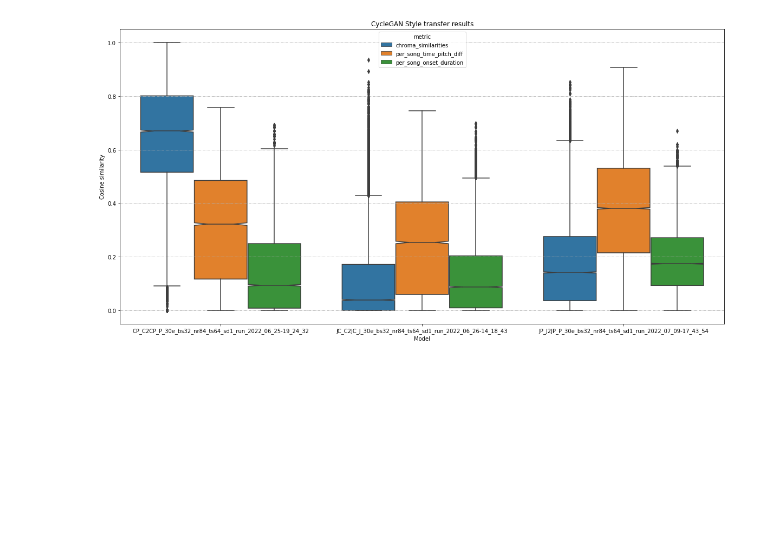
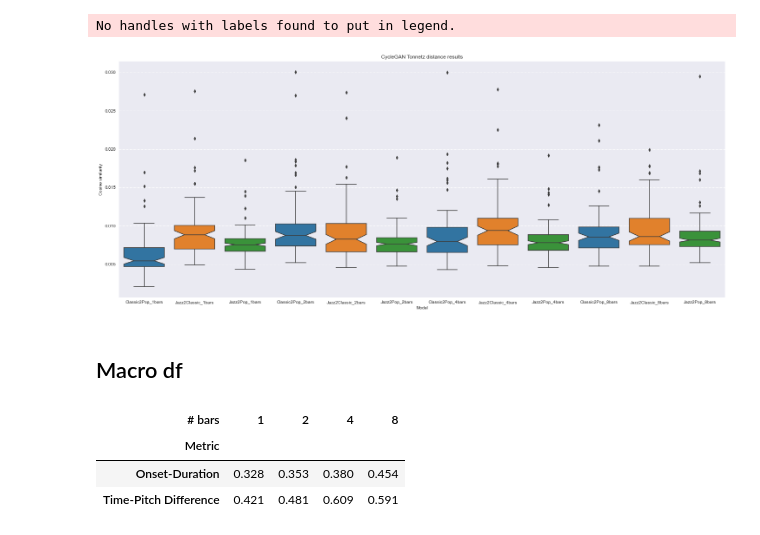
Before and after one commit to amaralcs/tf-cyclegan-music-style-transfer, a Jupyter notebook: notebooks/evaluate_results.ipynb, the cells around one changed output. Cells and saved outputs as stored; diff of their text form; code cells hidden in the pictures; blank space fills up the shorter version.

Commit message:
Update notebook with results

```diff
--- a/notebooks/evaluate_results.ipynb
+++ b/notebooks/evaluate_results.ipynb
@@ -89,0 +184,20 @@ macro_df = pd.concat(macro_df, axis=0)
+# %%
+fig, ax = plt.subplots(figsize=(16, 8))
+
+sns.set_style("darkgrid")
+
+palette = sns.color_palette("husl", 3)
+
+ax = sns.boxplot(
+    x="# bars",
+    y="value",
+    hue="Metric",
+    data=nano_df,
+    ax=ax,
+    notch=True,
+    palette=palette,
+)
+ax.yaxis.grid(True, linestyle="-.")
+ax.set_title("CycleGAN nano metrics (all models)")
+ax.set_xlabel("Number of bars")
+ax.set_ylabel("Cosine similarity")
@@ -90,17 +314,45 @@ macro_df = pd.concat(macro_df, axis=0)
 # %%
-from matplotlib.ticker import MultipleLocator, AutoMinorLocator
+fig, ax = plt.subplots(figsize=(25, 10))
 
-fig, ax = plt.subplots(figsize=(20, 10))
+palette = sns.color_palette("tab10", 3)
 
 ax = sns.boxplot(
-    x="model_name", y="value", hue="metric", data=nano_df, ax=ax, notch=True
+    x="model_name",
+    y="value",
+    # hue="model_name",
+    data=tonnetz_df,
+    ax=ax,
+    notch=True,
+    palette=palette,
 )
 ax.yaxis.grid(True, linestyle="-.")
-ax.set_title("CycleGAN Style transfer results")
+ax.set_title("CycleGAN Tonnetz distance results")
 ax.set_xlabel("Model")
 ax.set_ylabel("Cosine similarity")
-
+ax.legend().remove()
 
 plt.show()
 # %% [output]
+No handles with labels found to put in legend.
-[figure, old version]
+[figure, new version]
+# %% [markdown]
+## Macro df
+# %%
+mmap = {
+    "macro_time_pitch_diff": "Time-Pitch Difference",
+    "macro_onset_duration": "Onset-Duration",
+}
+macro_df["Metric"] = macro_df["metric"].replace(mmap)
+
+macro_summary = (
+    macro_df.groupby(["# bars", "Metric"], as_index=False)["value"]
+    .mean()
+    .pivot_table(index=["Metric"], columns=["# bars"])
+)
+macro_summary.columns = macro_summary.columns.droplevel()
+macro_summary
+# %% [output]
+| # bars | 1 | 2 | 4 | 8 |
+| Metric |  |  |  |  |
+| Onset-Duration | 0.328 | 0.353 | 0.380 | 0.454 |
+| Time-Pitch Difference | 0.421 | 0.481 | 0.609 | 0.591 |
```
Also changed, not shown: parts of 20 cells of this notebook, 1 other file.
